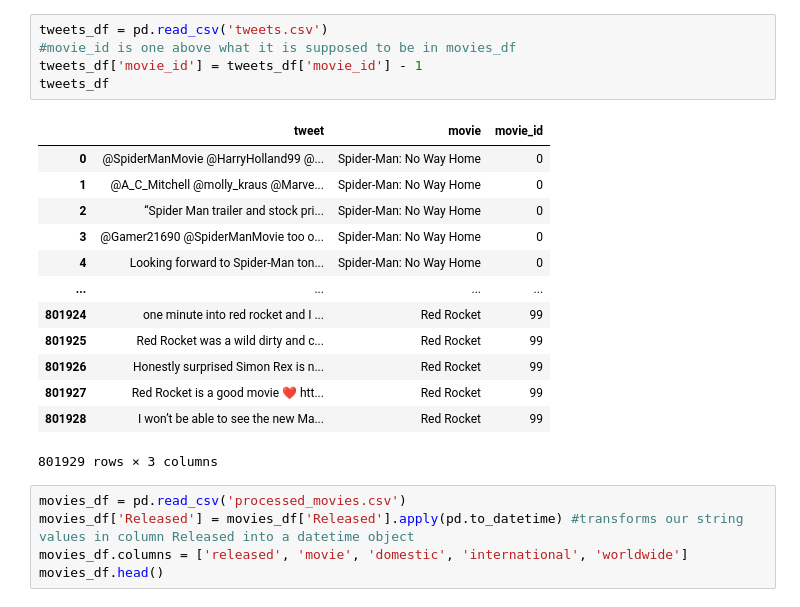
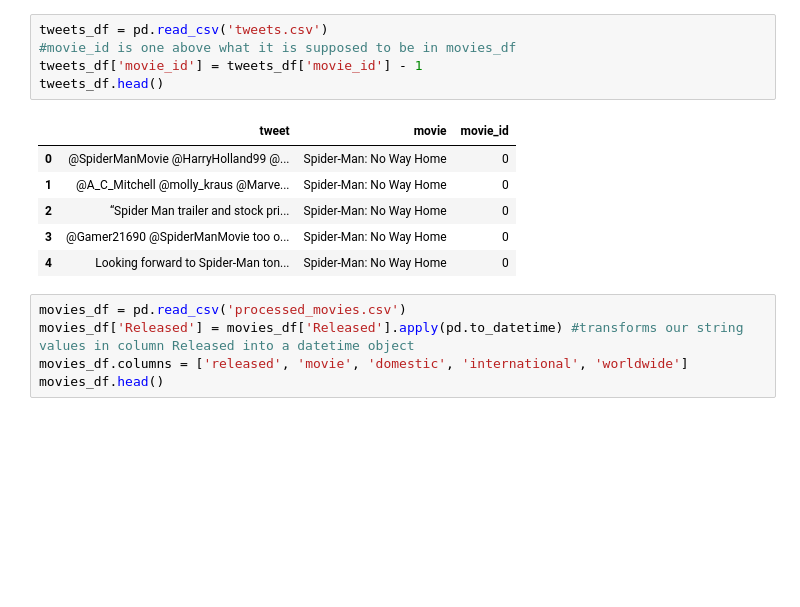
Before and after one commit to mabdilahCSE/Sentiment-Analysis, a Jupyter notebook: sentiment_analysis.ipynb, the cells around one changed output. Drawn from its saved outputs; the diff is of its cells as text; blank space fills up the shorter version.

```diff
--- a/sentiment_analysis.ipynb
+++ b/sentiment_analysis.ipynb
@@ -32,22 +34,15 @@ True
 # %%
 tweets_df = pd.read_csv('tweets.csv')
 #movie_id is one above what it is supposed to be in movies_df
 tweets_df['movie_id'] = tweets_df['movie_id'] - 1
-tweets_df
+tweets_df.head()
 # %% [output]
 |  | tweet | movie | movie_id |
 | 0 | @SpiderManMovie @HarryHolland99 @... | Spider-Man: No Way Home | 0 |
 | 1 | @A_C_Mitchell @molly_kraus @Marve... | Spider-Man: No Way Home | 0 |
 | 2 | “Spider Man trailer and stock pri... | Spider-Man: No Way Home | 0 |
 | 3 | @Gamer21690 @SpiderManMovie too o... | Spider-Man: No Way Home | 0 |
 | 4 | Looking forward to Spider-Man ton... | Spider-Man: No Way Home | 0 |
-| ... | ... | ... | ... |
-| 801924 | one minute into red rocket and I ... | Red Rocket | 99 |
-| 801925 | Red Rocket was a wild dirty and c... | Red Rocket | 99 |
-| 801926 | Honestly surprised Simon Rex is n... | Red Rocket | 99 |
-| 801927 | Red Rocket is a good movie ❤️ htt... | Red Rocket | 99 |
-| 801928 | I won’t be able to see the new Ma... | Red Rocket | 99 |
-801929 rows × 3 columns
 # %%
 movies_df = pd.read_csv('processed_movies.csv')
 movies_df['Released'] = movies_df['Released'].apply(pd.to_datetime) #transforms our string values in column Released into a datetime object
```
Also changed, not shown: parts of 11 cells of this notebook.
